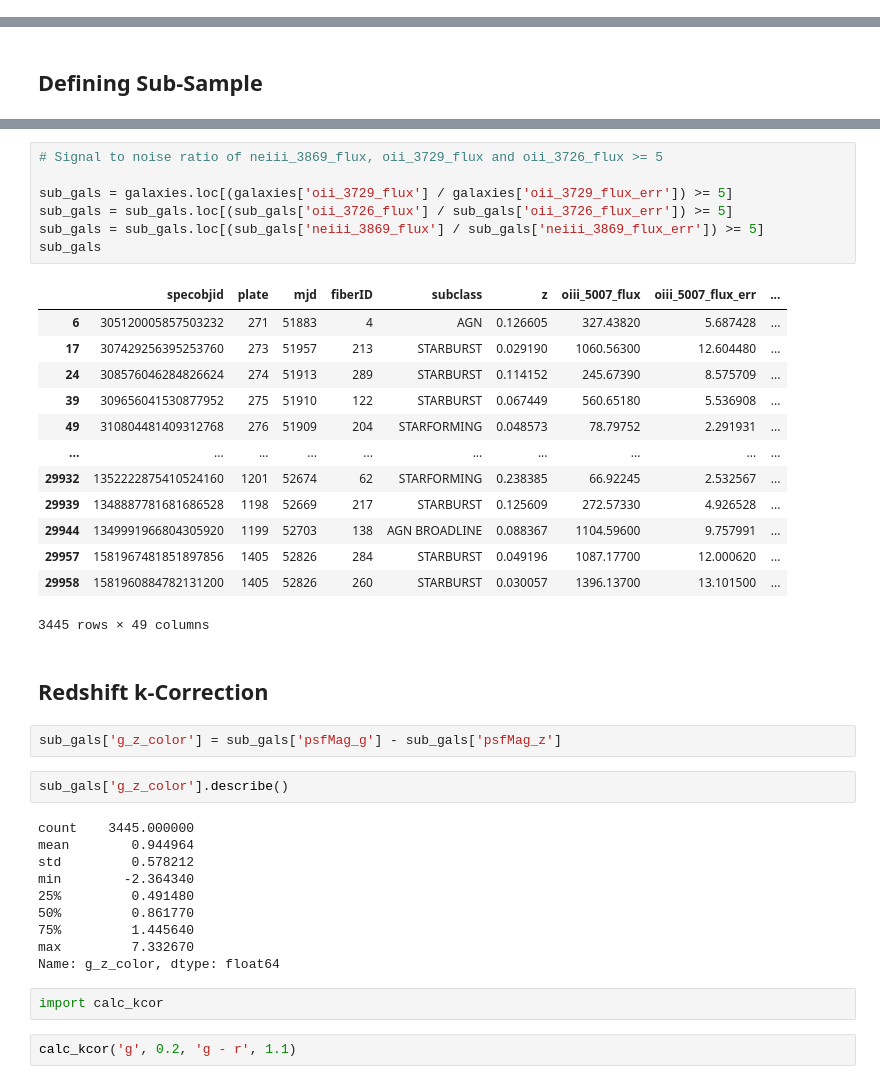
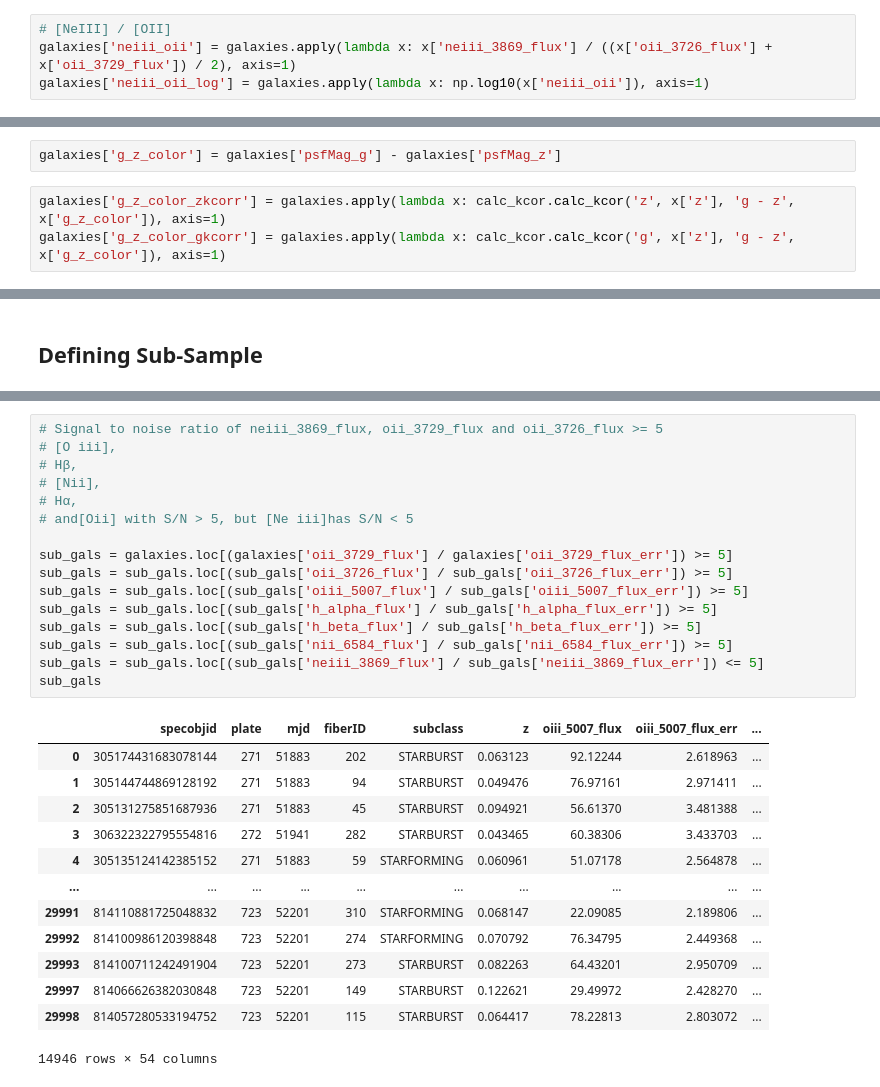
Before and after one commit to NicoGalvarino/AGN_Tutorials_Git, a Jupyter notebook: AGN_Final_Project/class_emission_galaxies.ipynb, the cells around one changed output, grey strips where cells are left out. Saved outputs shown, nothing was run; the diff lists cells and outputs as text.

```diff
--- a/AGN_Final_Project/class_emission_galaxies.ipynb
+++ b/AGN_Final_Project/class_emission_galaxies.ipynb
@@ -292,3 +297,7 @@ plt.legend(loc='lower left', fontsize=10)
 plt.show()
 # %% [markdown]
 # Task 2
+# %%
+# [NeIII] / [OII]
+galaxies['neiii_oii'] = galaxies.apply(lambda x: x['neiii_3869_flux'] / ((x['oii_3726_flux'] + x['oii_3729_flux']) / 2), axis=1)
+galaxies['neiii_oii_log'] = galaxies.apply(lambda x: np.log10(x['neiii_oii']), axis=1)
@@ -294,0 +306,5 @@ plt.show()
+# %%
+galaxies['g_z_color'] = galaxies['psfMag_g'] - galaxies['psfMag_z']
+# %%
+galaxies['g_z_color_zkcorr'] = galaxies.apply(lambda x: calc_kcor.calc_kcor('z', x['z'], 'g - z', x['g_z_color']), axis=1)
+galaxies['g_z_color_gkcorr'] = galaxies.apply(lambda x: calc_kcor.calc_kcor('g', x['z'], 'g - z', x['g_z_color']), axis=1)
@@ -301,41 +344,30 @@ galaxies.shape
 # %%
 # Signal to noise ratio of neiii_3869_flux, oii_3729_flux and oii_3726_flux >= 5
+# [O iii],
+# Hβ,
+# [Nii],
+# Hα,
+# and[Oii] with S/N > 5, but [Ne iii]has S/N < 5
 
 sub_gals = galaxies.loc[(galaxies['oii_3729_flux'] / galaxies['oii_3729_flux_err']) >= 5]
 sub_gals = sub_gals.loc[(sub_gals['oii_3726_flux'] / sub_gals['oii_3726_flux_err']) >= 5]
-sub_gals = sub_gals.loc[(sub_gals['neiii_3869_flux'] / sub_gals['neiii_3869_flux_err']) >= 5]
+sub_gals = sub_gals.loc[(sub_gals['oiii_5007_flux'] / sub_gals['oiii_5007_flux_err']) >= 5]
+sub_gals = sub_gals.loc[(sub_gals['h_alpha_flux'] / sub_gals['h_alpha_flux_err']) >= 5]
+sub_gals = sub_gals.loc[(sub_gals['h_beta_flux'] / sub_gals['h_beta_flux_err']) >= 5]
+sub_gals = sub_gals.loc[(sub_gals['nii_6584_flux'] / sub_gals['nii_6584_flux_err']) >= 5]
+sub_gals = sub_gals.loc[(sub_gals['neiii_3869_flux'] / sub_gals['neiii_3869_flux_err']) <= 5]
 sub_gals
 # %% [output]
 |  | specobjid | plate | mjd | fiberID | subclass | z | oiii_5007_flux | oiii_5007_flux_err | ... |
-| 6 | 305120005857503232 | 271 | 51883 | 4 | AGN | 0.126605 | 327.43820 | 5.687428 | ... |
-| 17 | 307429256395253760 | 273 | 51957 | 213 | STARBURST | 0.029190 | 1060.56300 | 12.604480 | ... |
-| 24 | 308576046284826624 | 274 | 51913 | 289 | STARBURST | 0.114152 | 245.67390 | 8.575709 | ... |
-| 39 | 309656041530877952 | 275 | 51910 | 122 | STARBURST | 0.067449 | 560.65180 | 5.536908 | ... |
-| 49 | 310804481409312768 | 276 | 51909 | 204 | STARFORMING | 0.048573 | 78.79752 | 2.291931 | ... |
+| 0 | 305174431683078144 | 271 | 51883 | 202 | STARBURST | 0.063123 | 92.12244 | 2.618963 | ... |
+| 1 | 305144744869128192 | 271 | 51883 | 94 | STARBURST | 0.049476 | 76.97161 | 2.971411 | ... |
+| 2 | 305131275851687936 | 271 | 51883 | 45 | STARBURST | 0.094921 | 56.61370 | 3.481388 | ... |
+| 3 | 306322322795554816 | 272 | 51941 | 282 | STARBURST | 0.043465 | 60.38306 | 3.433703 | ... |
+| 4 | 305135124142385152 | 271 | 51883 | 59 | STARFORMING | 0.060961 | 51.07178 | 2.564878 | ... |
 | ... | ... | ... | ... | ... | ... | ... | ... | ... | ... |
-| 29932 | 1352222875410524160 | 1201 | 52674 | 62 | STARFORMING | 0.238385 | 66.92245 | 2.532567 | ... |
-| 29939 | 1348887781681686528 | 1198 | 52669 | 217 | STARBURST | 0.125609 | 272.57330 | 4.926528 | ... |
-| 29944 | 1349991966804305920 | 1199 | 52703 | 138 | AGN BROADLINE | 0.088367 | 1104.59600 | 9.757991 | ... |
-| 29957 | 1581967481851897856 | 1405 | 52826 | 284 | STARBURST | 0.049196 | 1087.17700 | 12.000620 | ... |
-| 29958 | 1581960884782131200 | 1405 | 52826 | 260 | STARBURST | 0.030057 | 1396.13700 | 13.101500 | ... |
+| 29991 | 814110881725048832 | 723 | 52201 | 310 | STARFORMING | 0.068147 | 22.09085 | 2.189806 | ... |
+| 29992 | 814100986120398848 | 723 | 52201 | 274 | STARFORMING | 0.070792 | 76.34795 | 2.449368 | ... |
+| 29993 | 814100711242491904 | 723 | 52201 | 273 | STARBURST | 0.082263 | 64.43201 | 2.950709 | ... |
+| 29997 | 814066626382030848 | 723 | 52201 | 149 | STARBURST | 0.122621 | 29.49972 | 2.428270 | ... |
+| 29998 | 814057280533194752 | 723 | 52201 | 115 | STARBURST | 0.064417 | 78.22813 | 2.803072 | ... |
-3445 rows × 49 columns
+14946 rows × 54 columns
-# %% [markdown]
-## Redshift k-Correction
-# %%
-sub_gals['g_z_color'] = sub_gals['psfMag_g'] - sub_gals['psfMag_z']
-# %%
-sub_gals['g_z_color'].describe()
-# %% [output]
-count    3445.000000
-mean        0.944964
-std         0.578212
-min        -2.364340
-25%         0.491480
-50%         0.861770
-75%         1.445640
-max         7.332670
-Name: g_z_color, dtype: float64
-# %%
-import calc_kcor
-# %%
-calc_kcor('g', 0.2, 'g - r', 1.1)
```
Also changed, not shown: parts of 21 cells of this notebook, 20 other files.
